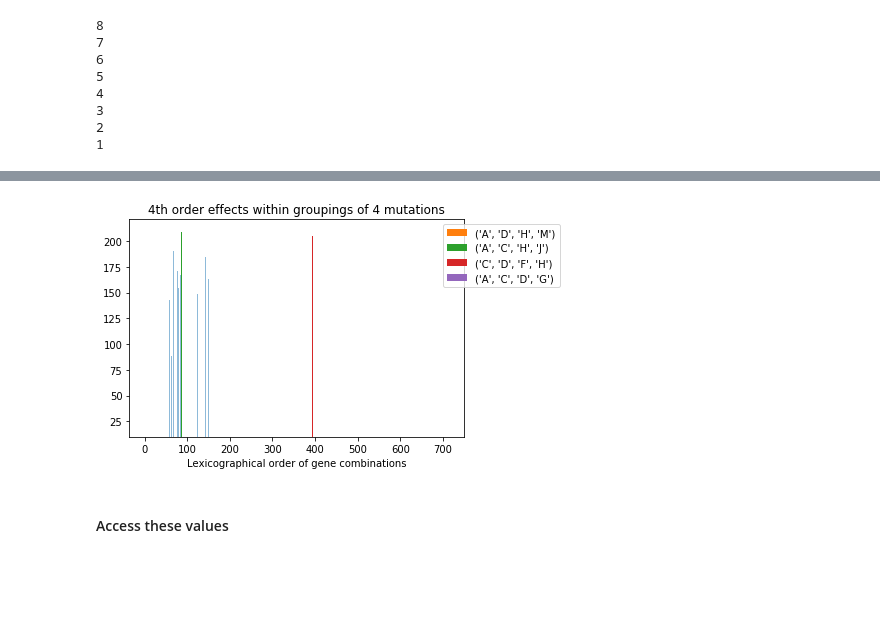
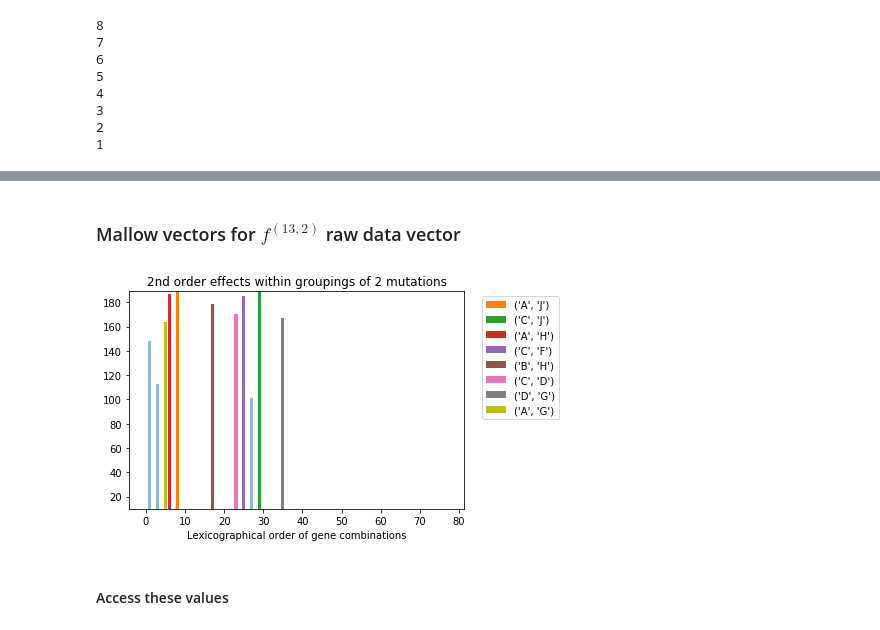
Before and after one commit to LillianGonzalezAlbino/FourierAnalysis, a Jupyter notebook: Spectral-Analysis-Reduced-Dataset(and).ipynb, the cells around one changed output, grey strips where cells are left out. Drawn from its saved outputs; the diff is of its cells as text; code cells hidden in the pictures; blank space fills up the shorter version.

```diff
--- a/Spectral-Analysis-Reduced-Dataset(and).ipynb
+++ b/Spectral-Analysis-Reduced-Dataset(and).ipynb
@@ -406,7 +408,7 @@ def Mallows_list(alphabet, f_iList, partition):
 def calc_Mallow(alphabet, f_i, i, k):
     # variables
     rows = list(combinations(alphabet, i))
-    cols = alphabet_choose_k(alphabet, k)
+    cols = list(combinations(alphabet, k))
     # zero array for storing values
     Mallow_f_i = np.zeros(len(rows))
     # T matrix just sums the values of the data vector
@@ -840,12 +1140,12 @@ sorted(IDMalList5[0], key=itemgetter(1))[:4]#, reverse=True)[:7] # )#
 # %%
 k = 5
 combs = combinations_mutations[3][1]
-real_fis = []
-for fi in range(1, len(MalList)):
-    f = MalList[fi]
+real_f5s = []
+for fi in range(1, len(MalListf5)):
+    f = MalListf5[fi]
     newf = []
     lexOrder = alphabet_choose_k(list(range(13)), fi)
     for lex in range(len(lexOrder)):
         if(isin_data(lexOrder[lex], combs)):
             newf.append( (lexOrder[lex], f[lex]) )
-    real_fis.append(newf)
+    real_f5s.append(newf)
@@ -852 +1236,11 @@ for fi in range(1, len(MalList)):
+# %%
+# match values with ids
+IDMalListf6 = []
+for order in range(1,len(MalListf6)):
+    fi = MalListf6[order]
+    newfi = []
+    lexOrder = alphabet_choose_k(list(range(13)), order)
+    for i in range(len(fi)):
+        newfi.append( (lexOrder[i], fi[i]) )
+    IDMalListf6.append(newfi)
 # %%
@@ -869 +1255,13 @@ real_fis[0]
+# %%
+k = 6
+combs = combinations_mutations[2][1]
+real_f6s = []
+for fi in range(1, len(MalListf6)):
+    f = MalListf6[fi]
+    newf = []
+    lexOrder = alphabet_choose_k(list(range(13)), fi)
+    for lex in range(len(lexOrder)):
+        if(isin_data(lexOrder[lex], combs)):
+            newf.append( (lexOrder[lex], f[lex]) )
+    real_f6s.append(newf)
 # %%
@@ -1167,12 +1618,12 @@ This could easily be genralized to save all the $f_i$ graphs for each groupings
+# %% [markdown]
+### Mallow vectors for $f^{(13,2)}$ raw data vector
 # %%
 # Plot Raw Mallow Vectors
-f4 = MallowRawVec2[2][1]
-len(f4)
-# plot f^4_1, f^4_2, f^4_3, f^4_4
-k = 4
-# order range from 1 to 6
-color_peaks(f4[3], order = 4, k = 4, n_max_peak = 4, n_min_peak = 0)
+f2 = MallowRawVec2[4][1]
+# plot f^2_1, f^2_2
+# order range from 1 to 2
+color_peaks(f2[1], order = 2, k = 2, n_max_peak = 8, n_min_peak = 0)
 # %% [output]
-[figure, old version]
+[figure, new version]
 # %% [markdown]
 #### Access these values
```
Also changed, not shown: parts of 86 cells of this notebook.
